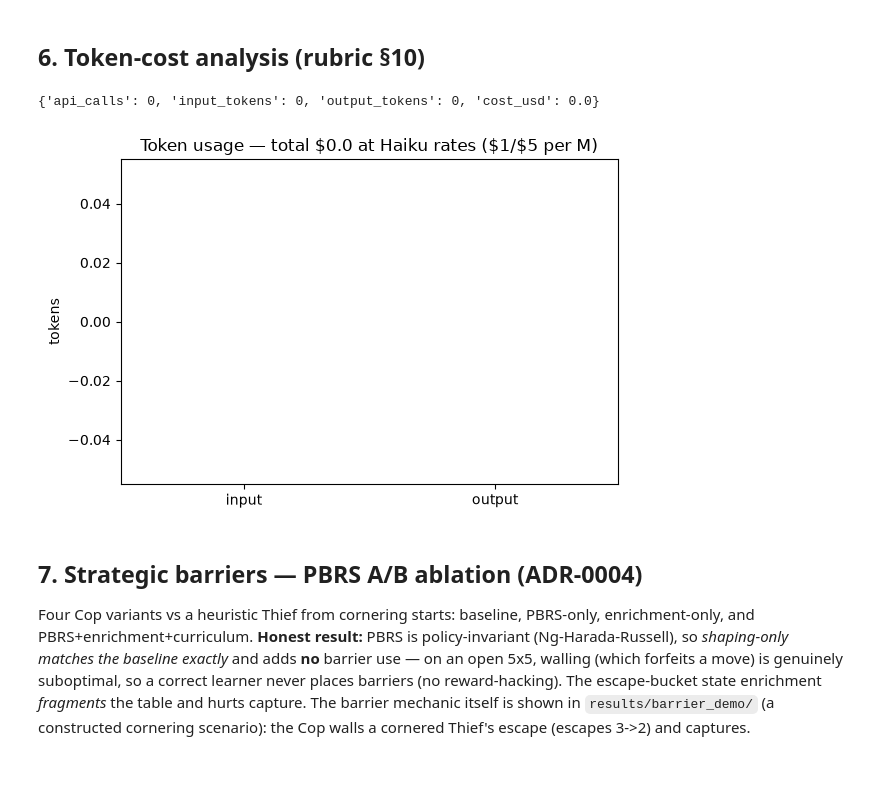
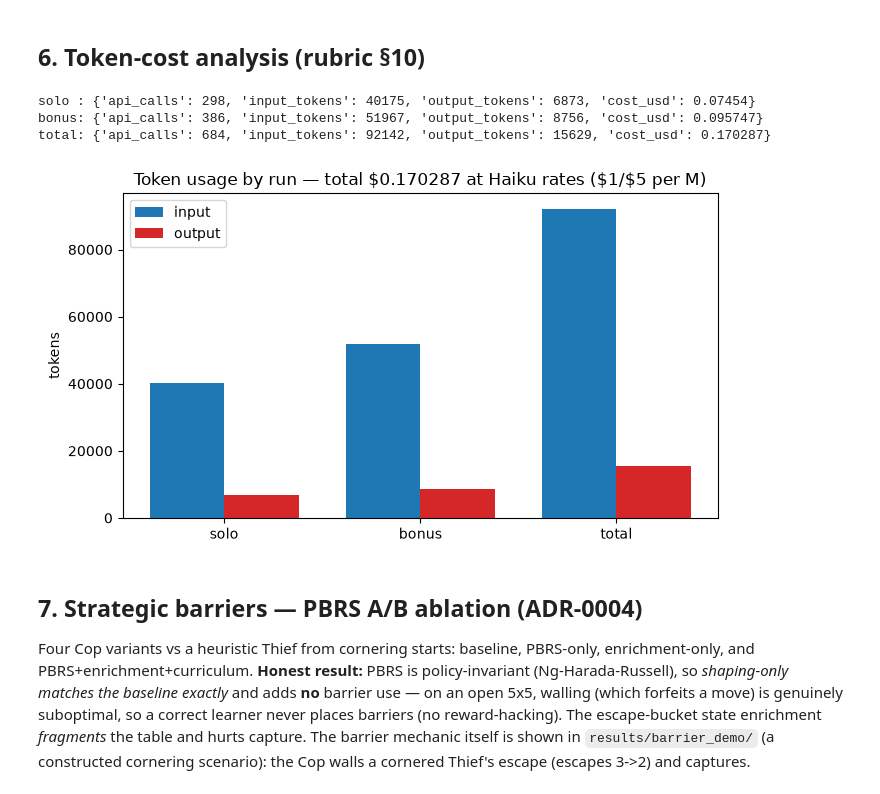
Before and after one commit to ilyalaz01/robocopMCP, a Jupyter notebook: notebooks/analysis.ipynb, the cells around one changed output. Cells and saved outputs as stored; diff of their text form; code cells hidden in the pictures.

```diff
--- a/notebooks/analysis.ipynb
+++ b/notebooks/analysis.ipynb
@@ -79,19 +79,31 @@ plt.tight_layout(); plt.savefig(ASSETS / "vision_coverage.png", dpi=120); plt.sh
 [figure]
 # %% [markdown]
 ## 6. Token-cost analysis (rubric §10)
-# %%
-from robocop_mcp.reporting.summary import token_cost
-ev = ROOT / "results" / "solo_demo" / "events.jsonl"
-ev = ev if ev.exists() else ROOT / "logs" / "events.jsonl"
-cost = token_cost(ev); print(cost)
-fig, ax = plt.subplots(figsize=(6, 4))
-ax.bar(["input", "output"], [cost["input_tokens"], cost["output_tokens"]],
-       color=["#1f77b4", "#d62728"]); ax.set_ylabel("tokens")
-ax.set_title(f"Token usage — total ${cost['cost_usd']} at Haiku rates ($1/$5 per M)")
-plt.tight_layout(); plt.savefig(ASSETS / "token_cost.png", dpi=120); plt.show()
-# %% [output]
-{'api_calls': 0, 'input_tokens': 0, 'output_tokens': 0, 'cost_usd': 0.0}
-[figure, removed]
+# %%
+import json
+# Real per-run costs live in each run's summary.json. WHY not events.jsonl: the
+# committed event stream is trimmed and omits the api_call token records, so mining
+# it would under-count to zero — summary.json is the authoritative cost source. §10.
+def _cost(name):
+    return json.loads((ROOT / "results" / name / "summary.json").read_text())["cost"]
+solo, bonus = _cost("solo_demo"), _cost("bonus_demo")
+total = {k: round(solo[k] + bonus[k], 6) for k in solo}
+print("solo :", solo); print("bonus:", bonus); print("total:", total)
+runs = ["solo", "bonus", "total"]
+ins = [solo["input_tokens"], bonus["input_tokens"], total["input_tokens"]]
+outs = [solo["output_tokens"], bonus["output_tokens"], total["output_tokens"]]
+x = np.arange(len(runs)); w = 0.38
+fig, ax = plt.subplots(figsize=(7, 4))
+ax.bar(x - w / 2, ins, w, label="input", color="#1f77b4")
+ax.bar(x + w / 2, outs, w, label="output", color="#d62728")
+ax.set_xticks(x); ax.set_xticklabels(runs); ax.set_ylabel("tokens"); ax.legend()
+ax.set_title(f"Token usage by run — total ${total['cost_usd']} at Haiku rates ($1/$5 per M)")
+plt.tight_layout(); plt.savefig(ASSETS / "token_cost.png", dpi=120); plt.show()
+# %% [output]
+solo : {'api_calls': 298, 'input_tokens': 40175, 'output_tokens': 6873, 'cost_usd': 0.07454}
+bonus: {'api_calls': 386, 'input_tokens': 51967, 'output_tokens': 8756, 'cost_usd': 0.095747}
+total: {'api_calls': 684, 'input_tokens': 92142, 'output_tokens': 15629, 'cost_usd': 0.170287}
+[figure, added]
 # %% [markdown]
 ## 7. Strategic barriers — PBRS A/B ablation (ADR-0004)
 
```
Also changed, not shown: 6 other files.
